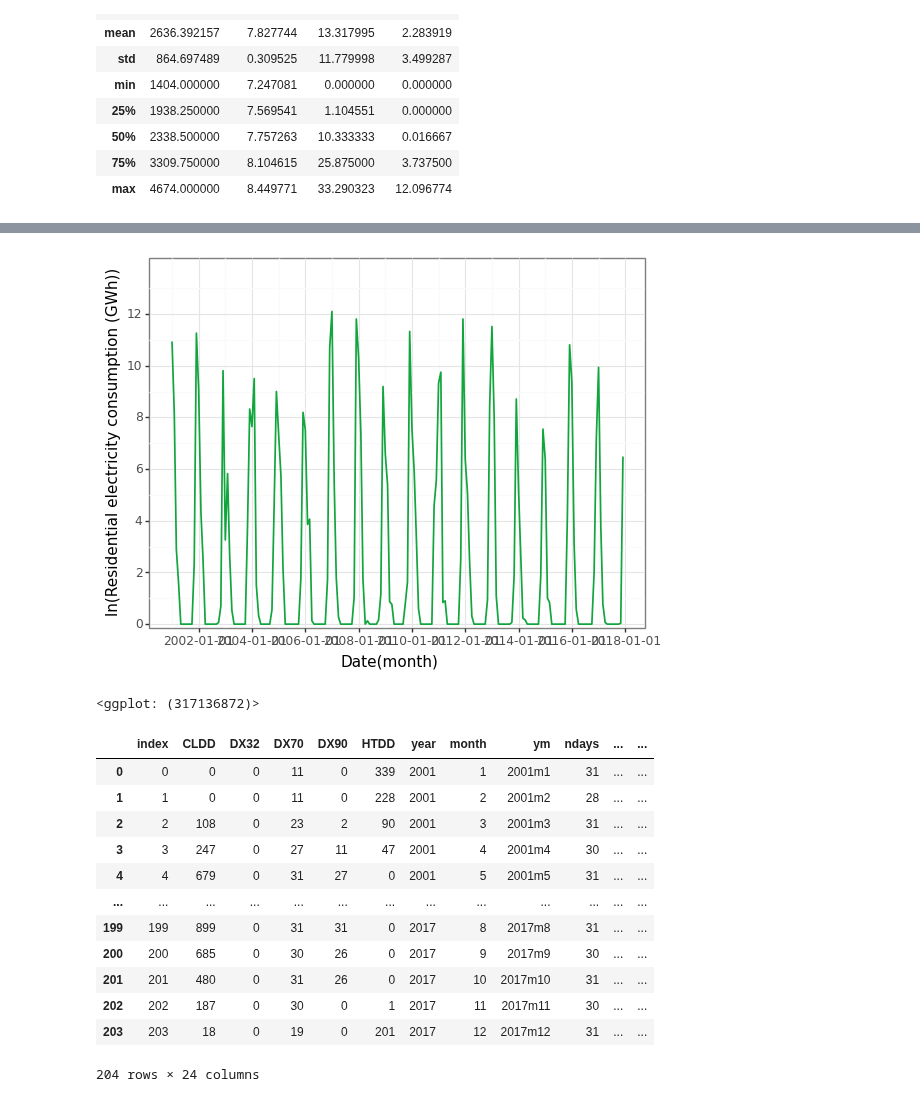
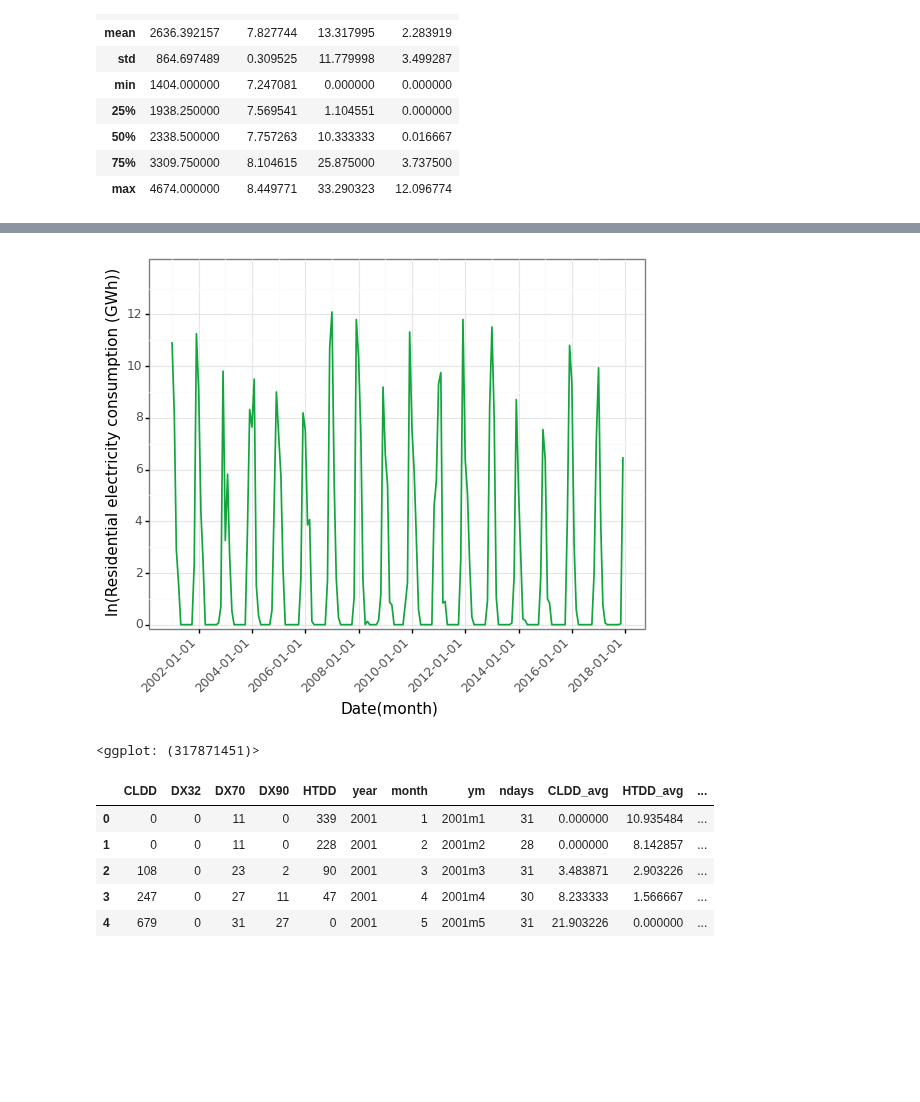
Before and after one commit to gabors-data-analysis/da_case_studies, a Jupyter notebook: ch12-electrictiy-temperature/ch12-arizona-electricity.ipynb, the cells around one changed output, grey strips where cells are left out. Saved outputs shown, nothing was run; the diff lists cells and outputs as text; code cells hidden in the pictures; blank space fills up the shorter version.

```diff
--- a/ch12-electrictiy-temperature/ch12-arizona-electricity.ipynb
+++ b/ch12-electrictiy-temperature/ch12-arizona-electricity.ipynb
@@ -139,7 +134,7 @@ climate.head()
 # %%
 data = pd.merge(climate,electricity,on='ym',how='inner')
 # %%
-data = data[(data['year']>=2001) & (data['year']<=2017)].reset_index()
+data = data[(data['year']>=2001) & (data['year']<=2017)].reset_index(drop=True)
 # %%
 data.loc[data['Q'].notnull(),['year','month']].describe()
 # %% [output]
@@ -212,32 +210,26 @@ g1
 # %%
 g1 = (ggplot(data = data)
  + geom_line(aes(x = 'date', y = 'HTDD_avg'), colour=color[1],  size=0.7)
  + labs(x = "Date(month)",y = "ln(Residential electricity consumption (GWh))")
  + scale_y_continuous(expand = [0.01,0.01],limits = [0,14], breaks = seq(0,14,2))
  + theme_bw()
+ + theme(axis_text_x=element_text(rotation=45, hjust=1))
 )
 g1
 # %% [output]
-[figure, old version]
+[figure, new version]
-<ggplot: (317136872)>
+<ggplot: (317871451)>
 # %%
 #Serial correlation
 # %%
 for x in ["lnQ","CLDD_avg", "HTDD_avg", "DX90_avg"]:
     data['D'+x]=data[x]-data[x].shift()
 # %%
-data
+data.head()
 # %% [output]
-|  | index | CLDD | DX32 | DX70 | DX90 | HTDD | year | month | ym | ndays | ... | ... |
-| 0 | 0 | 0 | 0 | 11 | 0 | 339 | 2001 | 1 | 2001m1 | 31 | ... | ... |
-| 1 | 1 | 0 | 0 | 11 | 0 | 228 | 2001 | 2 | 2001m2 | 28 | ... | ... |
-| 2 | 2 | 108 | 0 | 23 | 2 | 90 | 2001 | 3 | 2001m3 | 31 | ... | ... |
-| 3 | 3 | 247 | 0 | 27 | 11 | 47 | 2001 | 4 | 2001m4 | 30 | ... | ... |
-| 4 | 4 | 679 | 0 | 31 | 27 | 0 | 2001 | 5 | 2001m5 | 31 | ... | ... |
-| ... | ... | ... | ... | ... | ... | ... | ... | ... | ... | ... | ... | ... |
-| 199 | 199 | 899 | 0 | 31 | 31 | 0 | 2017 | 8 | 2017m8 | 31 | ... | ... |
-| 200 | 200 | 685 | 0 | 30 | 26 | 0 | 2017 | 9 | 2017m9 | 30 | ... | ... |
-| 201 | 201 | 480 | 0 | 31 | 26 | 0 | 2017 | 10 | 2017m10 | 31 | ... | ... |
-| 202 | 202 | 187 | 0 | 30 | 0 | 1 | 2017 | 11 | 2017m11 | 30 | ... | ... |
-| 203 | 203 | 18 | 0 | 19 | 0 | 201 | 2017 | 12 | 2017m12 | 31 | ... | ... |
+|  | CLDD | DX32 | DX70 | DX90 | HTDD | year | month | ym | ndays | CLDD_avg | HTDD_avg | ... |
+| 0 | 0 | 0 | 11 | 0 | 339 | 2001 | 1 | 2001m1 | 31 | 0.000000 | 10.935484 | ... |
+| 1 | 0 | 0 | 11 | 0 | 228 | 2001 | 2 | 2001m2 | 28 | 0.000000 | 8.142857 | ... |
+| 2 | 108 | 0 | 23 | 2 | 90 | 2001 | 3 | 2001m3 | 31 | 3.483871 | 2.903226 | ... |
+| 3 | 247 | 0 | 27 | 11 | 47 | 2001 | 4 | 2001m4 | 30 | 8.233333 | 1.566667 | ... |
+| 4 | 679 | 0 | 31 | 27 | 0 | 2001 | 5 | 2001m5 | 31 | 21.903226 | 0.000000 | ... |
-204 rows × 24 columns
```
Also changed, not shown: parts of 23 cells of this notebook, 14 other files.
